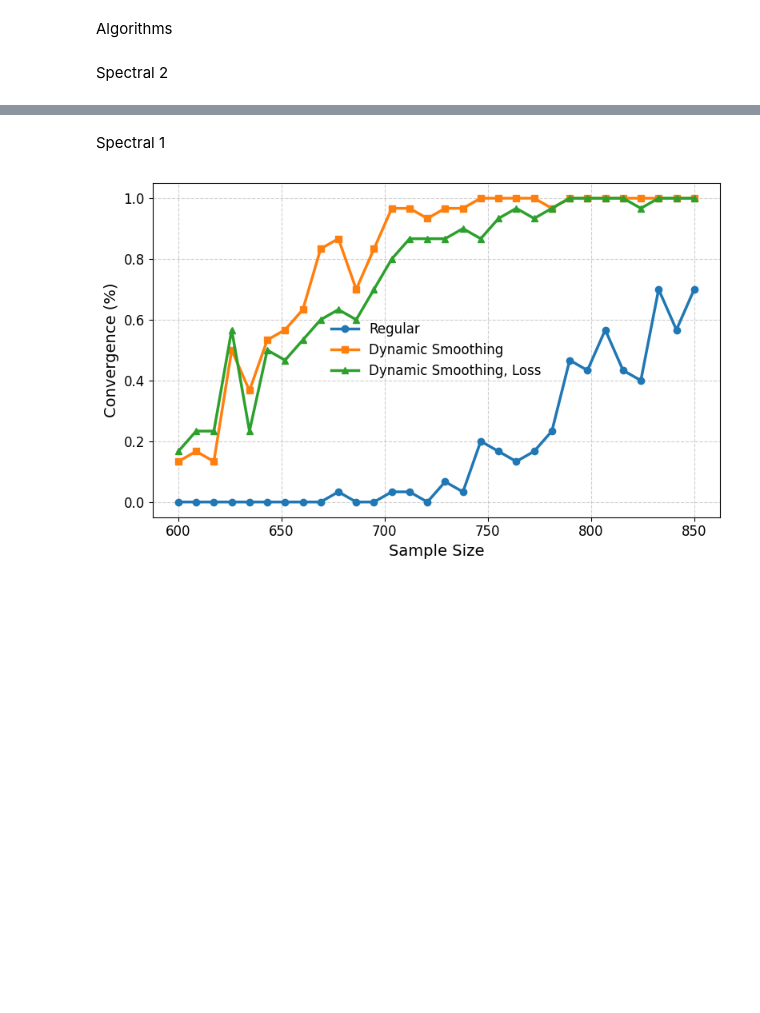
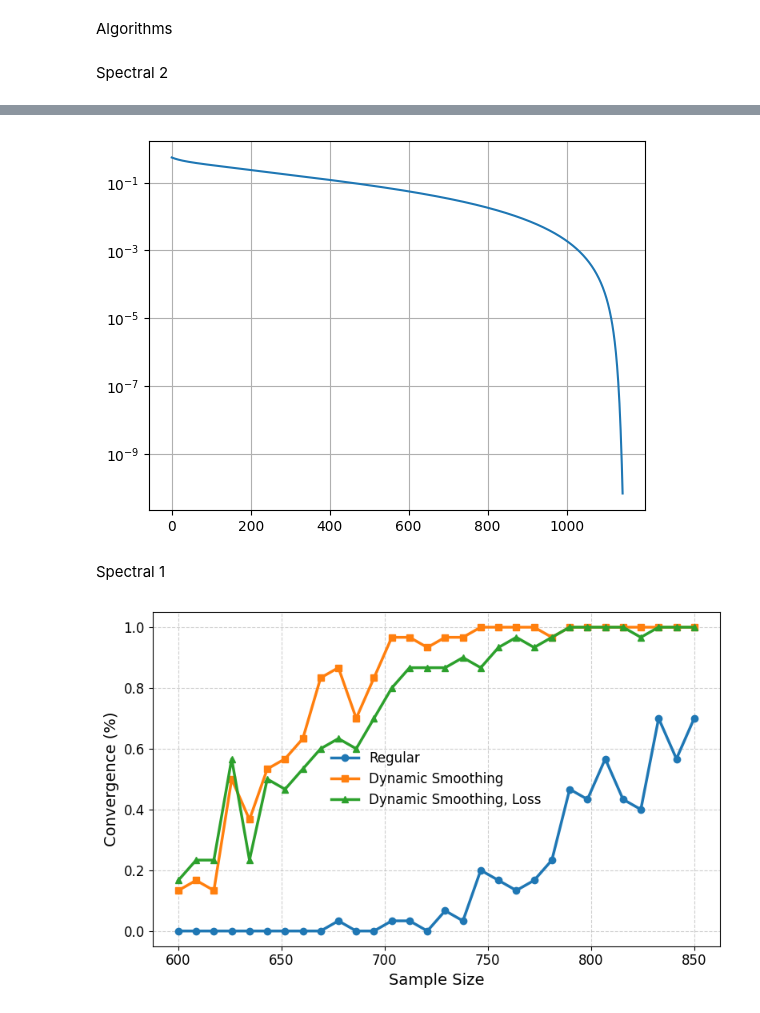
Before and after one commit to gmbabreu/BWGD, a Jupyter notebook: Final Experiments.ipynb, the cells around one changed output, grey strips where cells are left out. Cells and saved outputs as stored; diff of their text form; code cells hidden in the pictures; blank space fills up the shorter version.

```diff
--- a/Final Experiments.ipynb
+++ b/Final Experiments.ipynb
@@ -4,3 +4,20 @@ from scipy.linalg import sqrtm, inv
 import numpy as np
 from tqdm import tqdm
 import matplotlib.gridspec as gridspec
+# %%
+import matplotlib as mpl
+
+mpl.rcParams.update({
+    'font.family': 'Times New Roman',
+    'font.size': 16,                # Default font size
+    'axes.titlesize': 18,           # Title font size
+    'axes.labelsize': 16,           # Axis label font size
+    'xtick.labelsize': 16,
+    'ytick.labelsize': 16,
+    'legend.fontsize': 18,
+    'figure.titlesize': 18,
+    'lines.linewidth': 2,
+    'lines.markersize': 8,
+    'legend.frameon': False,
+    'text.usetex': False            # Set to True if using LaTeX
+})
@@ -328,3 +389,21 @@ plt.show()
+# %%
+d=200
+n=650
+# Generate ground truth and data
+x = np.ones(d) / np.sqrt(d)
+A = np.random.randn(d, n)
+y = np.abs(A.T @ x)
+
+# Run the algorithm
+x_hat, iter_history = bwgd_smooth_loss(y, A, init="spec2",niter=2000)
+error = min_error(x_hat, x)
+# %%
+plt.plot(error)
+plt.yscale('log')
+plt.grid(True)
+plt.show()
+# %% [output]
+[figure, added]
 # %% [markdown]
 Spectral 1
 # %%
```
Also changed, not shown: parts of 17 cells of this notebook, 3 other files.
